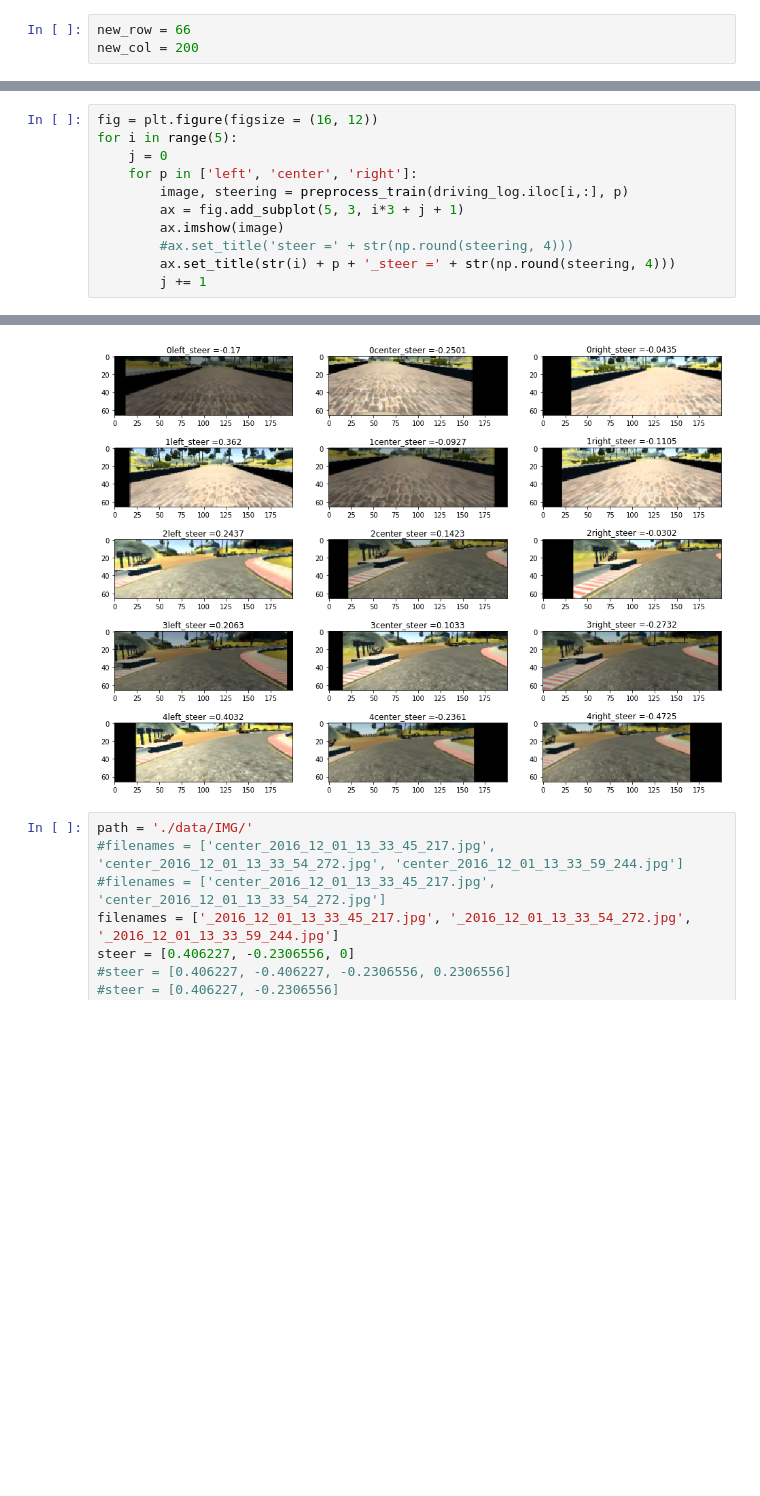
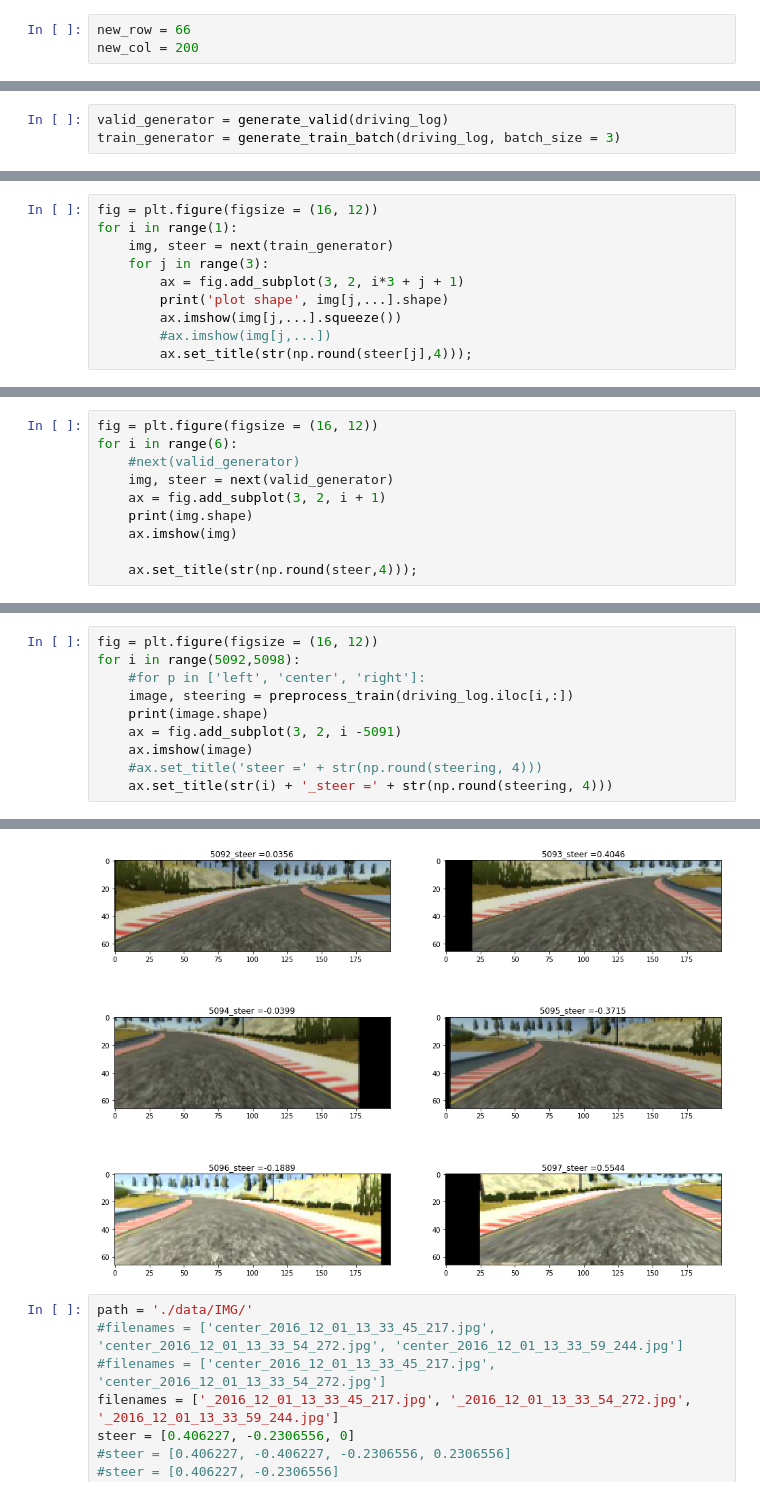
Before and after one commit to xingliuUT/CarND-Behavioral-Cloning-P3, a Jupyter notebook: image_augmentation.ipynb, the cells around one changed output, grey strips where cells are left out. Cells and saved outputs as stored; diff of their text form; blank space fills up the shorter version.

Commit message:
test: train/valid generator, dtype = np.uint8

```diff
--- a/image_augmentation.ipynb
+++ b/image_augmentation.ipynb
@@ -129,0 +135,3 @@ def generate_valid(log):
+# %%
+valid_generator = generate_valid(driving_log)
+train_generator = generate_train_batch(driving_log, batch_size = 3)
@@ -129,0 +146,10 @@ def generate_valid(log):
+# %%
+fig = plt.figure(figsize = (16, 12))
+for i in range(1):
+    img, steer = next(train_generator)
+    for j in range(3):
+        ax = fig.add_subplot(3, 2, i*3 + j + 1)
+        print('plot shape', img[j,...].shape)
+        ax.imshow(img[j,...].squeeze())
+        #ax.imshow(img[j,...])
+        ax.set_title(str(np.round(steer[j],4)));
@@ -129,0 +164,10 @@ def generate_valid(log):
+# %%
+fig = plt.figure(figsize = (16, 12))
+for i in range(6):
+    #next(valid_generator)
+    img, steer = next(valid_generator)
+    ax = fig.add_subplot(3, 2, i + 1)
+    print(img.shape)
+    ax.imshow(img)
+
+    ax.set_title(str(np.round(steer,4)));
@@ -130,12 +188,11 @@ def generate_valid(log):
 # %%
 fig = plt.figure(figsize = (16, 12))
-for i in range(5):
-    j = 0
-    for p in ['left', 'center', 'right']:
-        image, steering = preprocess_train(driving_log.iloc[i,:], p)
-        ax = fig.add_subplot(5, 3, i*3 + j + 1)
-        ax.imshow(image)
-        #ax.set_title('steer =' + str(np.round(steering, 4)))
-        ax.set_title(str(i) + p + '_steer =' + str(np.round(steering, 4)))
-        j += 1
+for i in range(5092,5098):
+    #for p in ['left', 'center', 'right']:
+    image, steering = preprocess_train(driving_log.iloc[i,:])
+    print(image.shape)
+    ax = fig.add_subplot(3, 2, i -5091)
+    ax.imshow(image)
+    #ax.set_title('steer =' + str(np.round(steering, 4)))
+    ax.set_title(str(i) + '_steer =' + str(np.round(steering, 4)))
 # %% [output]
@@ -142,4 +205,4 @@ for i in range(5):
-[figure, old version]
+[figure, new version]
 # %%
 path = './data/IMG/'
 #filenames = ['center_2016_12_01_13_33_45_217.jpg', 'center_2016_12_01_13_33_54_272.jpg', 'center_2016_12_01_13_33_59_244.jpg']
```
Also changed, not shown: parts of 9 cells of this notebook.
